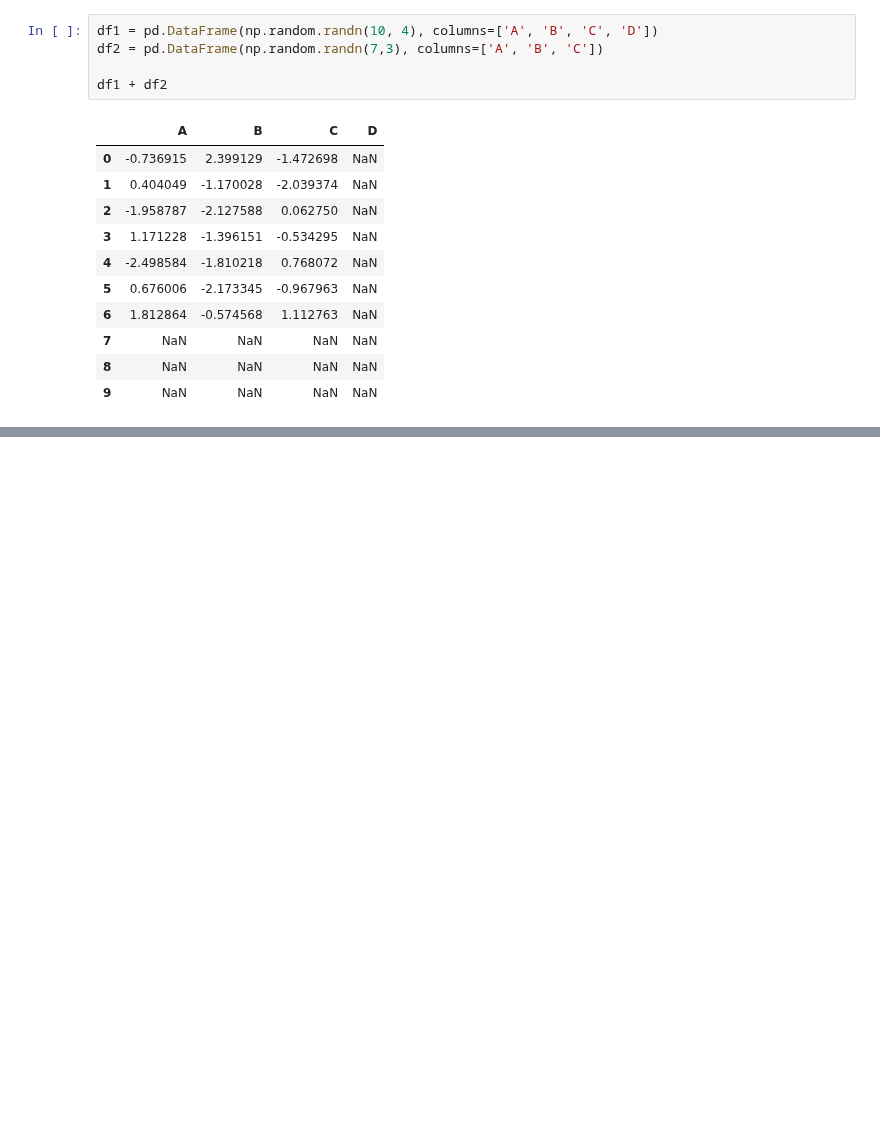
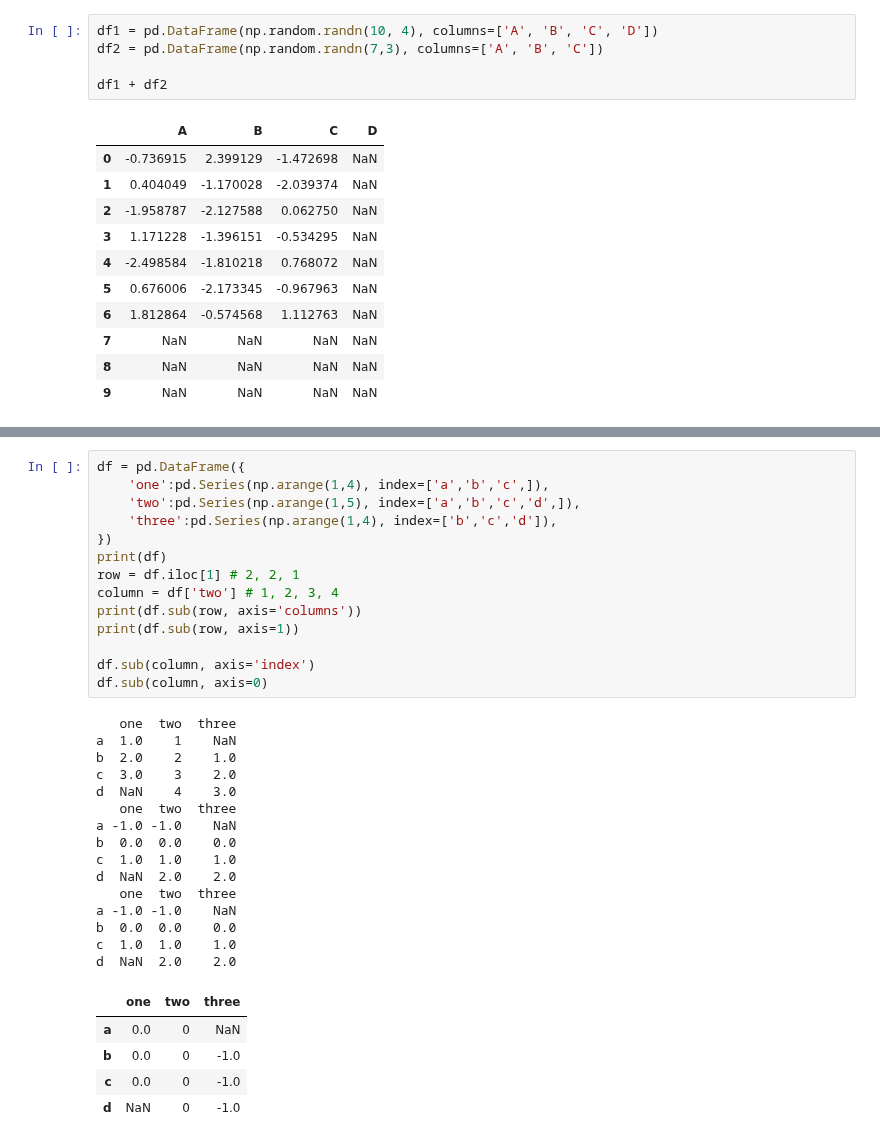
Before and after one commit to UtsavParashar/PythonProblems, a Jupyter notebook: PandasOffDoc.ipynb, the cells around one changed output, grey strips where cells are left out. Drawn from its saved outputs; the diff is of its cells as text; blank space fills up the shorter version.

```diff
--- a/PandasOffDoc.ipynb
+++ b/PandasOffDoc.ipynb
@@ -2216,0 +2255,35 @@ pd.DataFrame(np.random.randn(3,12))
+# %%
+df = pd.DataFrame({
+    'one':pd.Series(np.arange(1,4), index=['a','b','c',]),
+    'two':pd.Series(np.arange(1,5), index=['a','b','c','d',]),
+    'three':pd.Series(np.arange(1,4), index=['b','c','d']),
+})
+print(df)
+row = df.iloc[1] # 2, 2, 1
+column = df['two'] # 1, 2, 3, 4
+print(df.sub(row, axis='columns'))
+print(df.sub(row, axis=1))
+
+df.sub(column, axis='index')
+df.sub(column, axis=0)
+# %% [output]
+   one  two  three
+a  1.0    1    NaN
+b  2.0    2    1.0
+c  3.0    3    2.0
+d  NaN    4    3.0
+   one  two  three
+a -1.0 -1.0    NaN
+b  0.0  0.0    0.0
+c  1.0  1.0    1.0
+d  NaN  2.0    2.0
+   one  two  three
+a -1.0 -1.0    NaN
+b  0.0  0.0    0.0
+c  1.0  1.0    1.0
+d  NaN  2.0    2.0
+|  | one | two | three |
+| a | 0.0 | 0 | NaN |
+| b | 0.0 | 0 | -1.0 |
+| c | 0.0 | 0 | -1.0 |
+| d | NaN | 0 | -1.0 |
```
Also changed, not shown: parts of 25 cells of this notebook, 1 other file.
